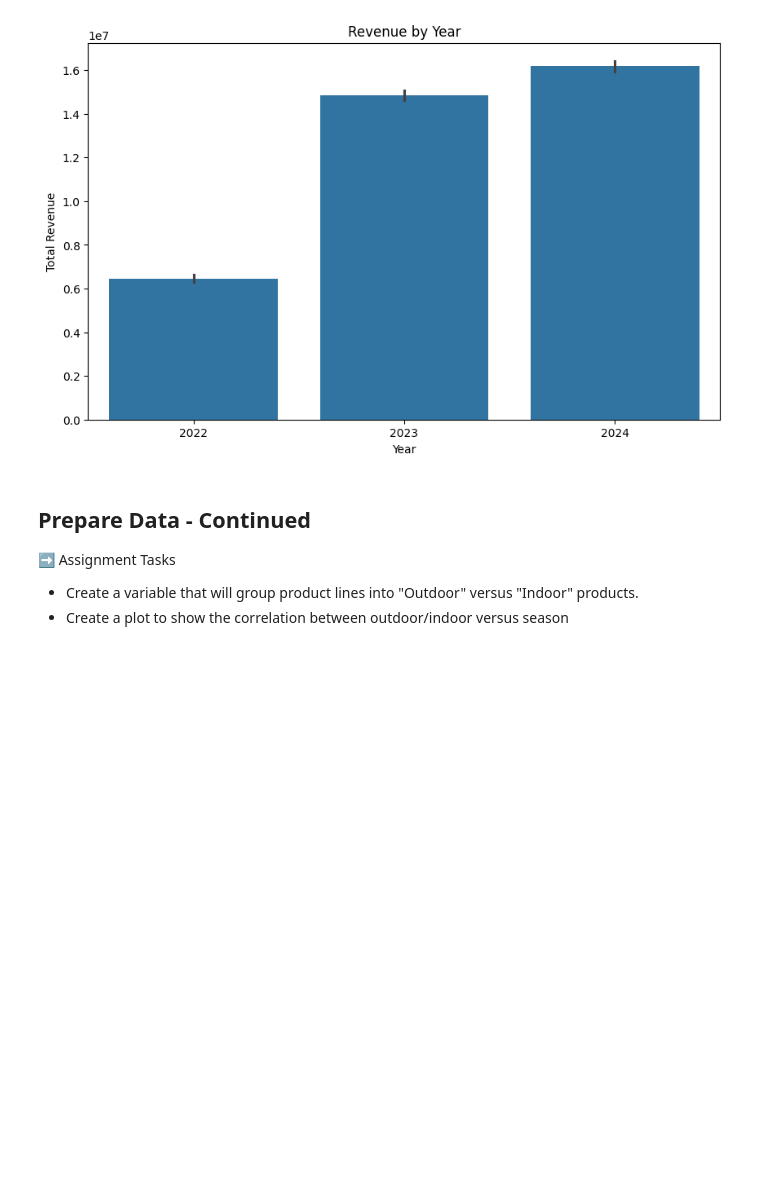
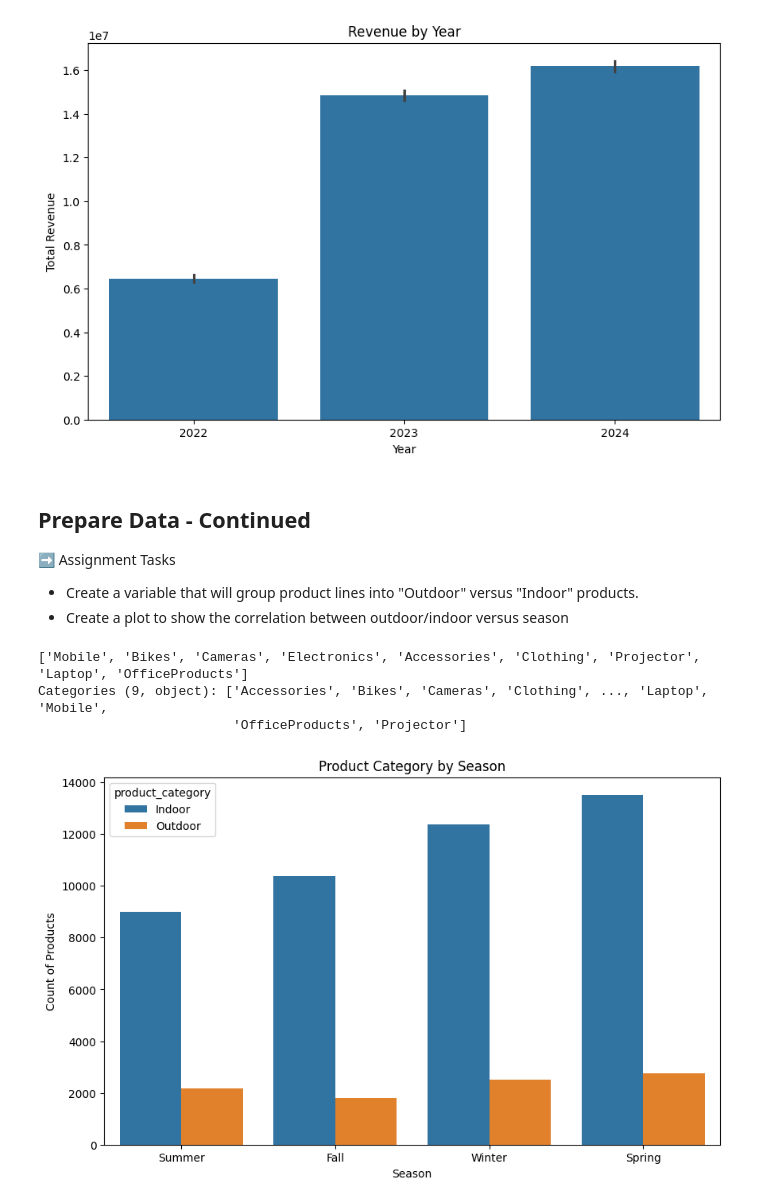
Before and after one commit to matiasarmesto/businessanalytics, a Jupyter notebook: Labs/Scripts/lab_07_retailer_eda2.ipynb, the cells around one changed output. Cells and saved outputs as stored; diff of their text form; code cells hidden in the pictures; blank space fills up the shorter version.

```diff
--- a/Labs/Scripts/lab_07_retailer_eda2.ipynb
+++ b/Labs/Scripts/lab_07_retailer_eda2.ipynb
@@ -256,0 +255,22 @@ plt.show()
+# %%
+#checking which categories could be considered outdoors
+product_line_categories = df_clean['product_line'].unique()
+product_line_categories
+# %% [output]
+['Mobile', 'Bikes', 'Cameras', 'Electronics', 'Accessories', 'Clothing', 'Projector', 'Laptop', 'OfficeProducts']
+Categories (9, object): ['Accessories', 'Bikes', 'Cameras', 'Clothing', ..., 'Laptop', 'Mobile',
+                         'OfficeProducts', 'Projector']
+# %%
+#indoor/outdoor variabledf_clean['product_category'] = 'Indoor'  # Default to Indoor
+df_clean['product_category'] = 'Indoor'
+df_clean.loc[df_clean['product_line'].isin(['Bikes']), 'product_category'] = 'Outdoor'
+# %%
+#plot
+plt.figure(figsize=(10, 6))
+sns.countplot(x='season', hue='product_category', data=df_clean)
+plt.title('Product Category by Season')
+plt.xlabel('Season')
+plt.ylabel('Count of Products')
+plt.show()
+# %% [output]
+[figure, added]
```
Also changed, not shown: parts of 1 cell of this notebook.
